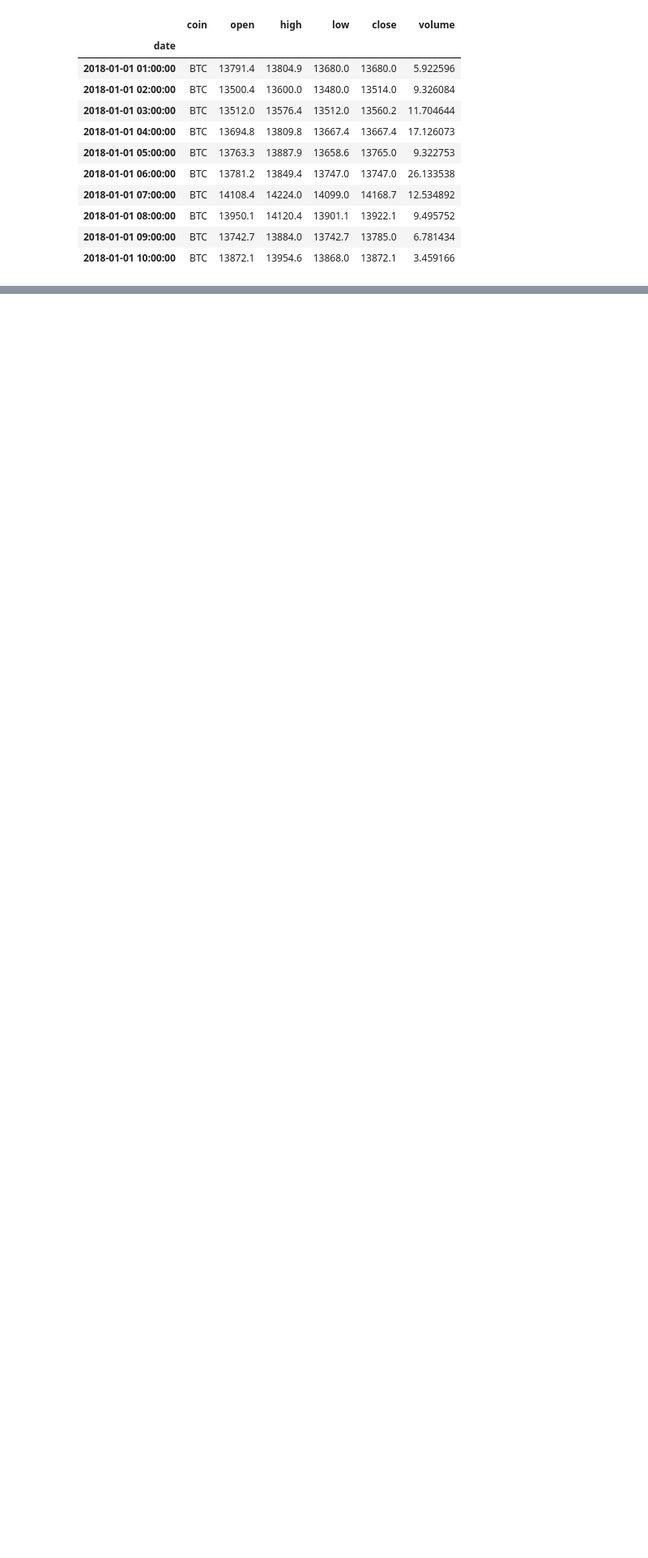
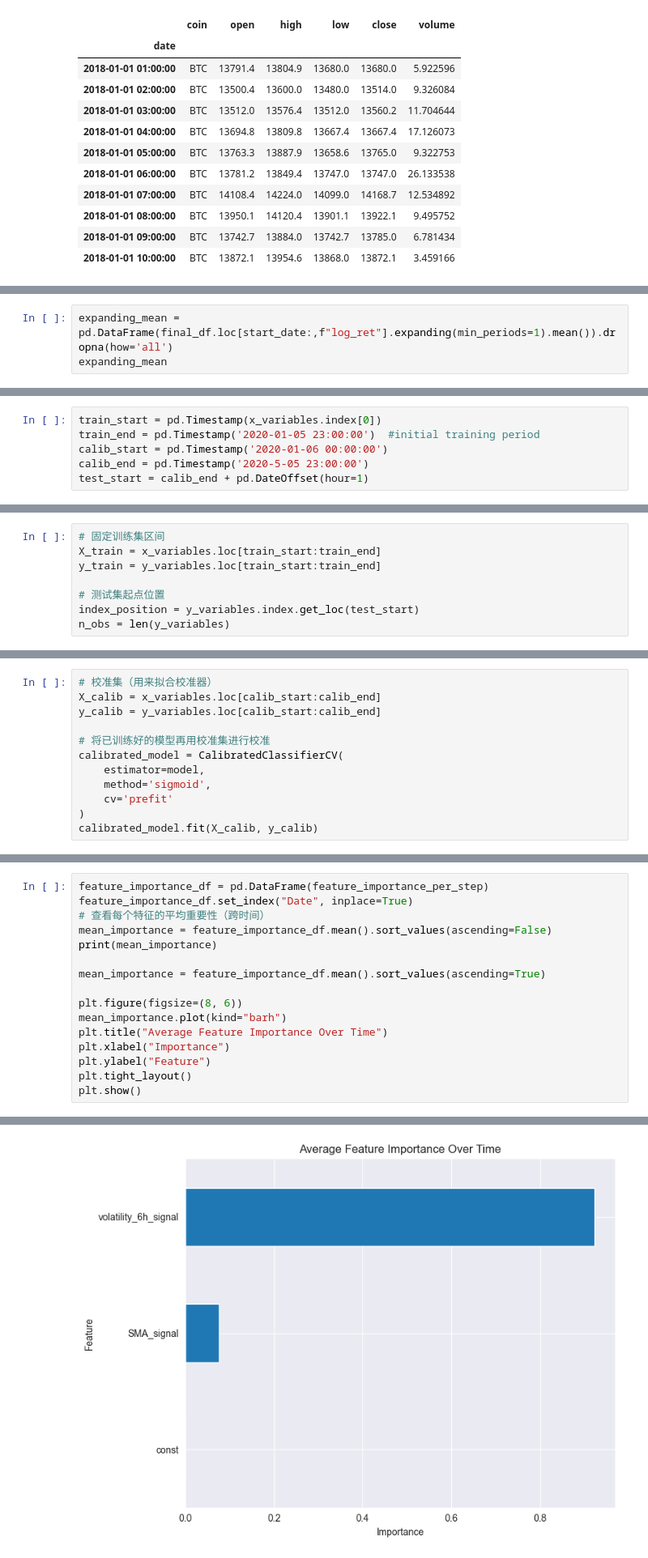
Before and after one commit to lsc0403/systematic_trading_cypto, a Jupyter notebook: part2code.ipynb, the cells around one changed output, grey strips where cells are left out. Shown at 81% size. Saved outputs shown, nothing was run; the diff lists cells and outputs as text; blank space fills up the shorter version.

```diff
--- a/part2code.ipynb
+++ b/part2code.ipynb
@@ -183,0 +203,3 @@ x_variables
+# %%
+expanding_mean = pd.DataFrame(final_df.loc[start_date:,f"log_ret"].expanding(min_periods=1).mean()).dropna(how='all')
+expanding_mean
@@ -183,0 +221,6 @@ x_variables
+# %%
+train_start = pd.Timestamp(x_variables.index[0])
+train_end = pd.Timestamp('2020-01-05 23:00:00')  #initial training period
+calib_start = pd.Timestamp('2020-01-06 00:00:00')
+calib_end = pd.Timestamp('2020-5-05 23:00:00')
+test_start = calib_end + pd.DateOffset(hour=1)
@@ -183,0 +346,8 @@ x_variables
+# %%
+# 固定训练集区间
+X_train = x_variables.loc[train_start:train_end]
+y_train = y_variables.loc[train_start:train_end]
+
+# 测试集起点位置
+index_position = y_variables.index.get_loc(test_start)
+n_obs = len(y_variables)
@@ -183,0 +386,12 @@ x_variables
+# %%
+# 校准集（用来拟合校准器）
+X_calib = x_variables.loc[calib_start:calib_end]
+y_calib = y_variables.loc[calib_start:calib_end]
+
+# 将已训练好的模型再用校准集进行校准
+calibrated_model = CalibratedClassifierCV(
+    estimator=model,
+    method='sigmoid',
+    cv='prefit'
+)
+calibrated_model.fit(X_calib, y_calib)
@@ -183,0 +473,17 @@ x_variables
+# %%
+feature_importance_df = pd.DataFrame(feature_importance_per_step)
+feature_importance_df.set_index("Date", inplace=True)
+# 查看每个特征的平均重要性（跨时间）
+mean_importance = feature_importance_df.mean().sort_values(ascending=False)
+print(mean_importance)
+
+mean_importance = feature_importance_df.mean().sort_values(ascending=True)
+
+plt.figure(figsize=(8, 6))
+mean_importance.plot(kind="barh")
+plt.title("Average Feature Importance Over Time")
+plt.xlabel("Importance")
+plt.ylabel("Feature")
+plt.tight_layout()
+plt.show()
+# %% [output]
@@ -183,0 +494 @@ x_variables
+[figure, added]
```
Also changed, not shown: parts of 40 cells of this notebook, 1 other file.
